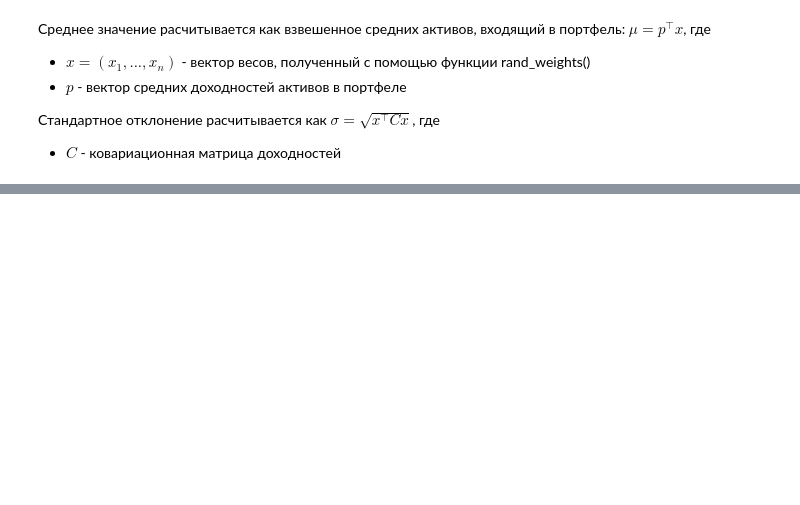
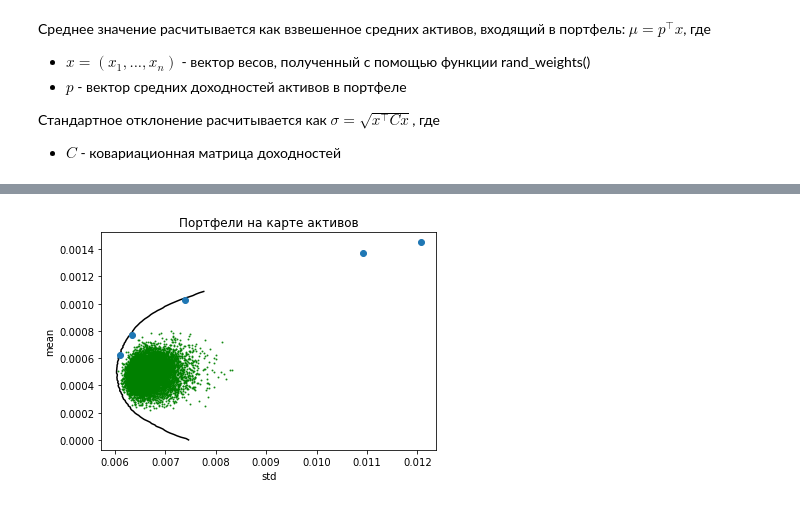
Before and after one commit to RIZARUBINA/Finance, a Jupyter notebook: Lab2_draft.ipynb, the cells around one changed output, grey strips where cells are left out. Saved outputs shown, nothing was run; the diff lists cells and outputs as text; code cells hidden in the pictures; blank space fills up the shorter version.

```diff
--- a/Lab2_draft.ipynb
+++ b/Lab2_draft.ipynb
@@ -124,0 +92,20 @@ plt.plot(risks, returns, 'y-o')
+# %%
+gms = [0, 0.001, 0.1, 0.5, 1]
+opts = fs.optimal_portfolios(R_mean, C, gms)
+# %%
+n_portfolios = 10000
+means, stds = np.column_stack([
+    fs.random_portfolio(portfolio_R) for _ in range(n_portfolios)
+])
+plt.plot(stds, means, 'o', markersize=1, alpha=0.8, color='g')
+
+plt.plot(  efficient_portfolios_sol.T[0], efficient_portfolios_sol.T[1], linestyle='-', color='black', label='efficient frontier')
+plt.plot(  opts.T[0], opts.T[1], 'o', label='optimal portfolio')
+# opts
+# plt.plot(fs.portfolio_std(portfolio.x,C), fs.portfolio_return(portfolio.x,R_mean),'o')
+plt.xlabel('std')
+plt.ylabel('mean')
+plt.title('Портфели на карте активов')
+plt.show()
+# %% [output]
+[figure, added]
```
Also changed, not shown: parts of 20 cells of this notebook, 1 other file.
